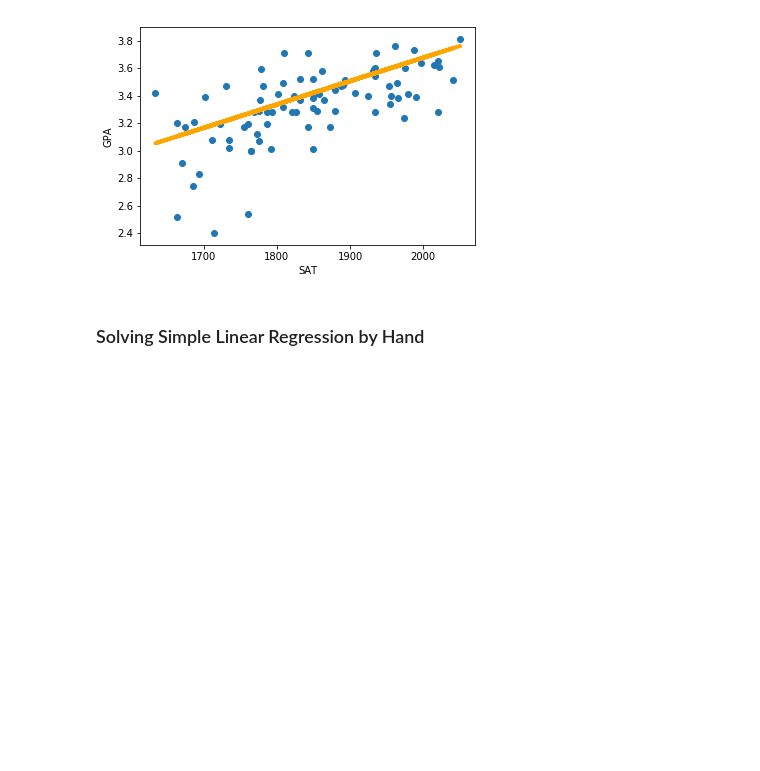
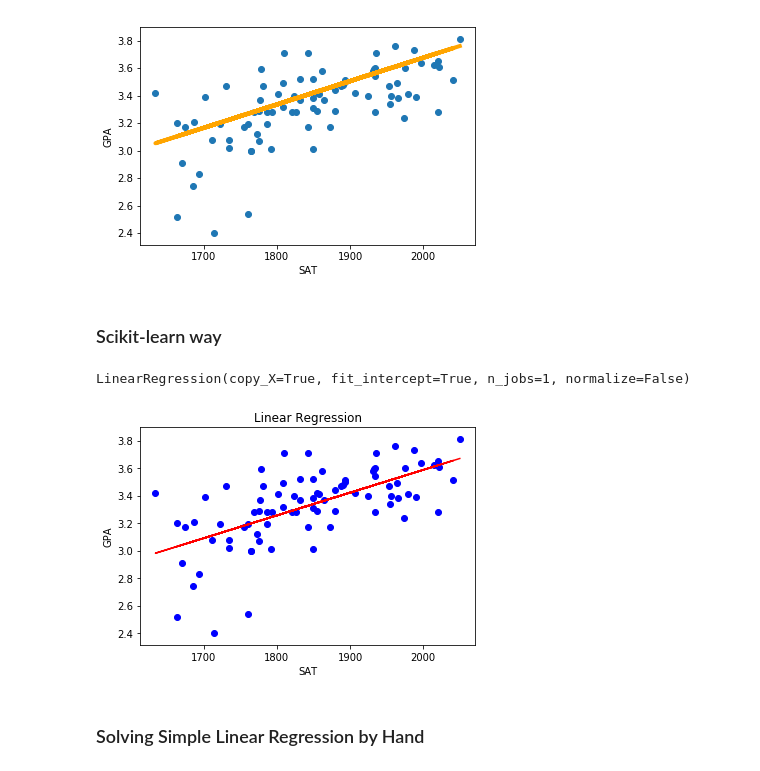
Before and after one commit to rahulvaish/MachineLearning-Python, a Jupyter notebook: SimpleLinearRegression.ipynb, the cells around one changed output. Drawn from its saved outputs; the diff is of its cells as text; code cells hidden in the pictures; blank space fills up the shorter version.

```diff
--- a/SimpleLinearRegression.ipynb
+++ b/SimpleLinearRegression.ipynb
@@ -90,6 +90,27 @@ plt.ylabel('GPA')
 plt.show()
 # %% [output]
 [figure]
+# %% [markdown]
+### Scikit-learn way
+# %%
+from sklearn.linear_model import LinearRegression
+lin = LinearRegression()
+x = data.iloc[:, 0:1].values
+y = data.iloc[:, 1].values
+lin.fit(x, y)
+# %% [output]
+LinearRegression(copy_X=True, fit_intercept=True, n_jobs=1, normalize=False)
+# %%
+plt.scatter(x, y, color = 'blue')
+
+plt.plot(x, lin.predict(x), color = 'red')
+plt.title('Linear Regression')
+plt.xlabel('SAT')
+plt.ylabel('GPA')
+
+plt.show()
+# %% [output]
+[figure, added]
 # %% [markdown]
 ### Solving Simple Linear Regression by Hand
 # %% [markdown]
```
Also changed, not shown: parts of 1 cell of this notebook.
